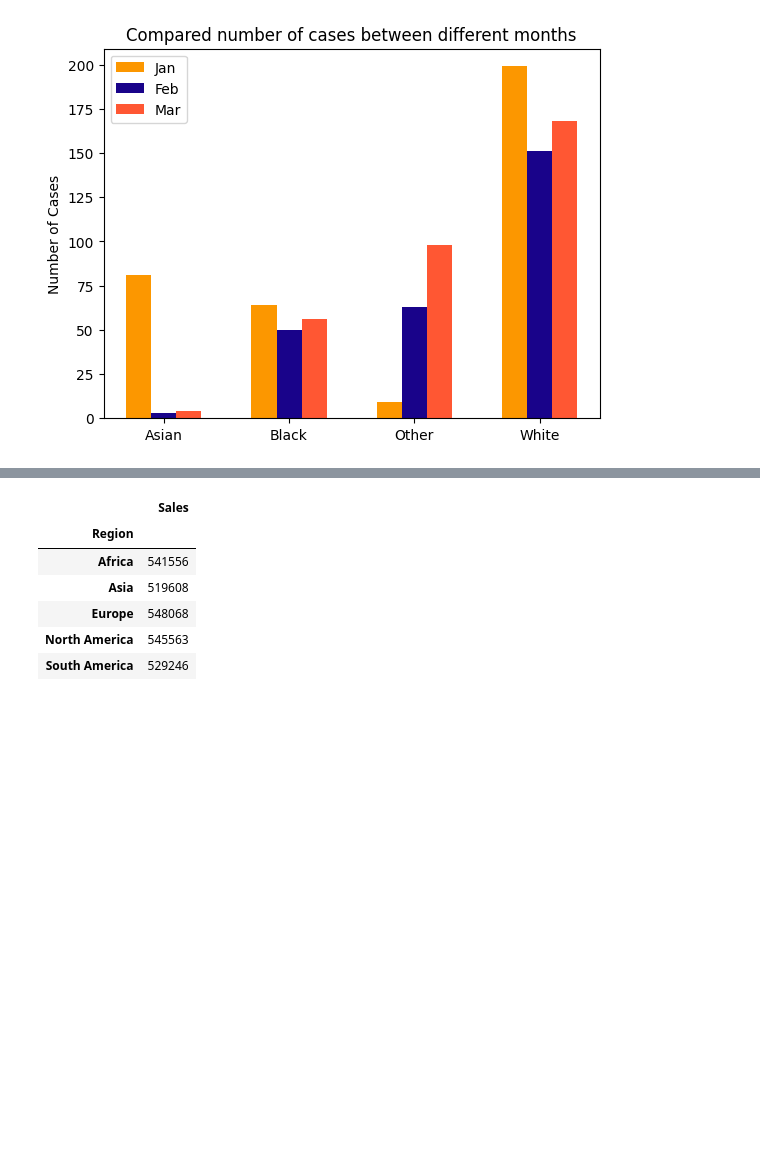
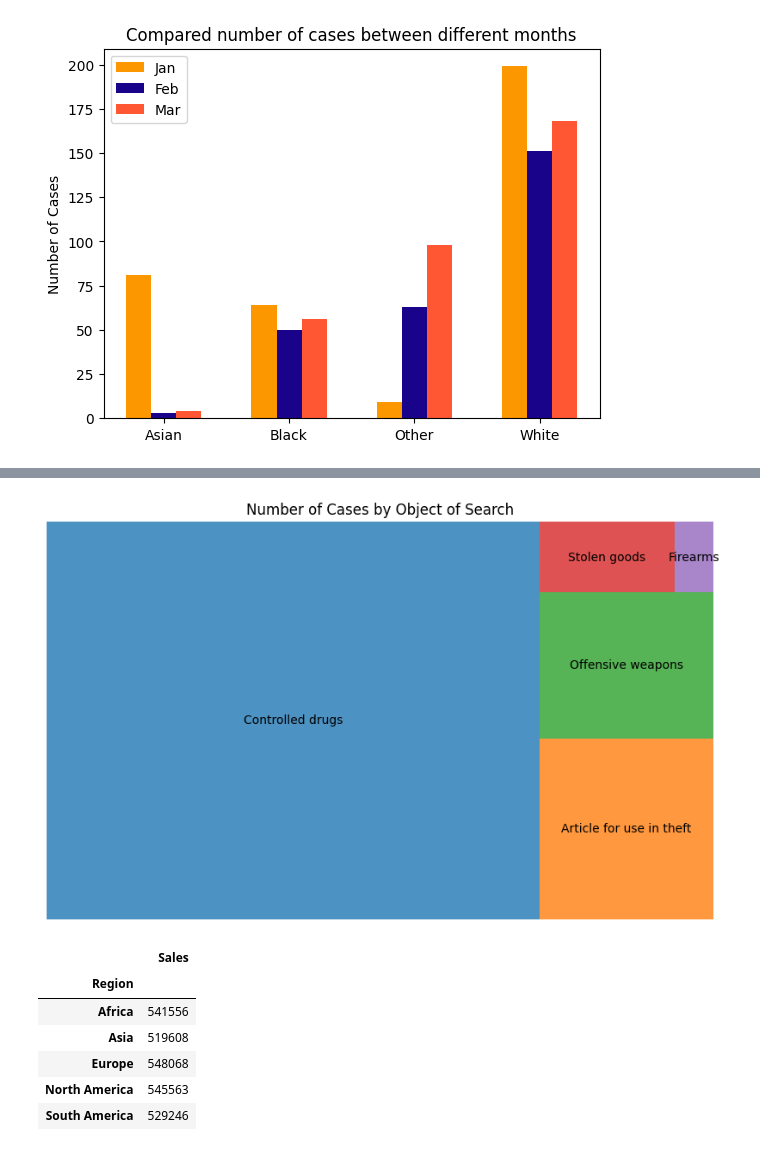
Before and after one commit to First-555/dataviz2025, a Jupyter notebook: Visualize_Data_Comparison_2025.ipynb, the cells around one changed output, grey strips where cells are left out. Drawn from its saved outputs; the diff is of its cells as text; code cells hidden in the pictures; blank space fills up the shorter version.

```diff
--- a/Visualize_Data_Comparison_2025.ipynb
+++ b/Visualize_Data_Comparison_2025.ipynb
@@ -206,3 +220,20 @@ plt.show()
+# %%
+# Calculate the counts for each 'Object of search'
+object_counts = stop_and_search['Object of search'].value_counts()
+
+
+# Define a list of distinct colors
+colors = ['#1f77b4', '#ff7f0e', '#2ca02c', '#d62728', '#9467bd'] # Example colors
+
+
+# Create the treemap
+plt.figure(figsize=(10, 6)) # Adjust figure size as needed
+squarify.plot(sizes=object_counts.values, label=object_counts.index, alpha=.8, color=colors) # Use the list of colors
+plt.title('Number of Cases by Object of Search')
+plt.axis('off')
+plt.show()
+# %% [output]
+[figure, added]
 # %%
 region_sales
 # %% [output]
```
Also changed, not shown: parts of 3 cells of this notebook.
